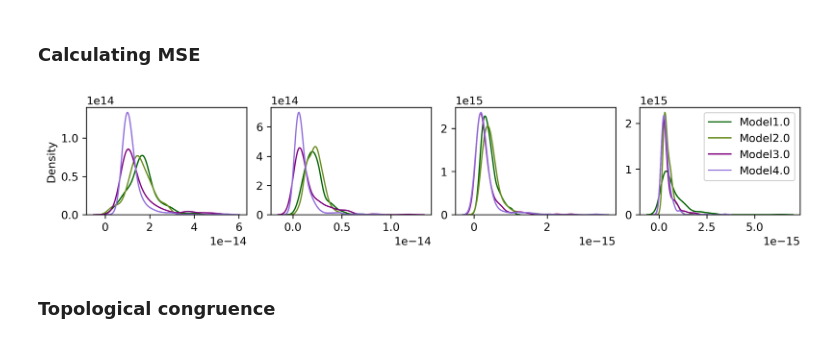
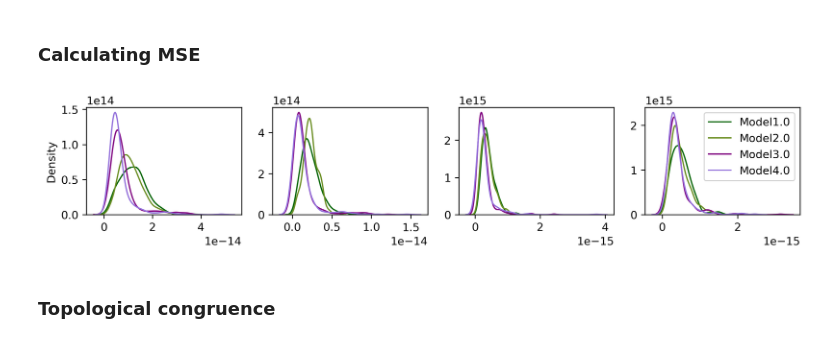
Before and after one commit to ku-biomath/Inferring_somatic_mutation_dynamics, a Jupyter notebook: stochastic_simulation_plotting.ipynb, the cells around one changed output. Saved outputs shown, nothing was run; the diff lists cells and outputs as text; code cells hidden in the pictures.

```diff
--- a/stochastic_simulation_plotting.ipynb
+++ b/stochastic_simulation_plotting.ipynb
@@ -434,8 +211,16 @@ sim_results = {}
 for m_i in ['Model1.0', 'Model2.0', 'Model3.0', 'Model4.0']:
     for ind_j in ['S1', 'S2', 'F1', 'F2']:
 
-        sim_results[m_i+'_'+ind_j] = non_None(np.load(f'simulation_results/br_mutmatrix_br_{m_i}_{ind_j}_251022' +'.npy',
+        # SymBr
+        sim_results[m_i+'_'+ind_j] = non_None(np.load(f'simulation_results/br_mutmatrix_br_SymBr_{m_i}_{ind_j}' +'.npy',
                                                         allow_pickle=True)) #off security
+        # Fixed NumStem
+        # sim_results[m_i+'_'+ind_j] = non_None(np.load(f'simulation_results/br_mutmatrix_br_SymBr_NumStem{paraL[0]}_{m_i}_{ind_j}' +'.npy',
+        #                                                 allow_pickle=True)) #off security
+
+        # AsymBr
+        sim_results[m_i+'_'+ind_j] = non_None(np.load(f'simulation_results/br_mutmatrix_br_AsymBr_{m_i}_{ind_j}' +'.npy',
+                                                        allow_pickle=True)) #off security
 # %% [markdown]
 # Analysis --------------------------------------
 # %% [markdown]
@@ -610,35 +395,35 @@ for ct_i, ind in enumerate(['S1', 'S2', 'F1', 'F2']):
         observation = ind_mut_data[ind]
 
         # Simulation ---------------------------------------
         mse_list = [] # for calculating distributions
 
         for ibm_m in Num_mut_ibms:
             numBranch = len(ibm_m) # number of branches
 
             # Flattening genetic distance between branches from model prediction
             pre_prediction = []
             for i in range(numBranch):
                 for j in range(numBranch):
                     if i<j:
                         pre_prediction.append(ibm_m[i][j])
 
             prediction = np.array(pre_prediction).flatten()/gen_size
 
             # Calculating MSE
             sq_err = (prediction - observation)**2
             mse = np.mean(sq_err)
             mse_list.append(mse)
 
         # Plotting -------------------------------------------------------------
         sns.kdeplot(mse_list, fill=False, lw=1.2, color=colordict2[model], label=model, ax=ax[ct_i])
         if ct_i > 0:
             ax[ct_i].set_ylabel("")
 
-plt.subplots_adjust(wspace=0.15)
+plt.subplots_adjust(wspace=0.2)
 plt.legend()
 plt.show()
 # %% [output]
-[figure, old version]
+[figure, new version]
 # %% [markdown]
 ### Topological congruence
 # %%
```
Also changed, not shown: parts of 19 cells of this notebook, 8 other files.
